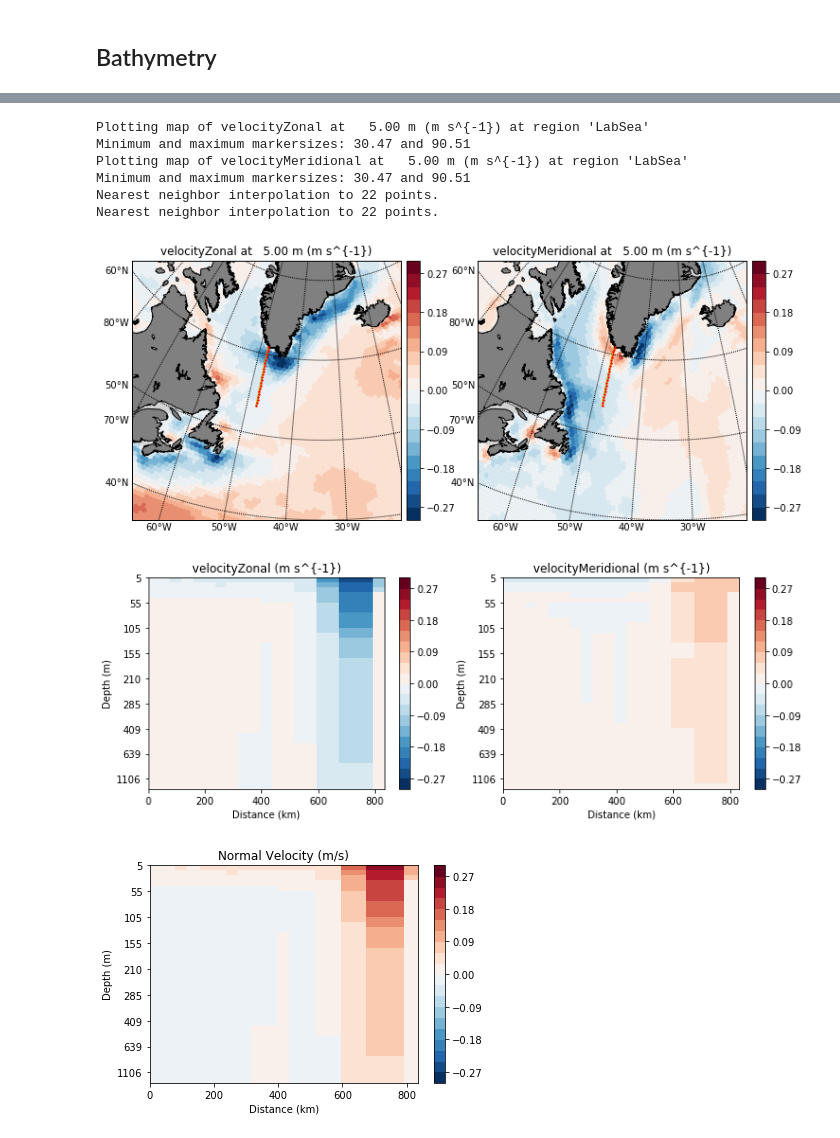
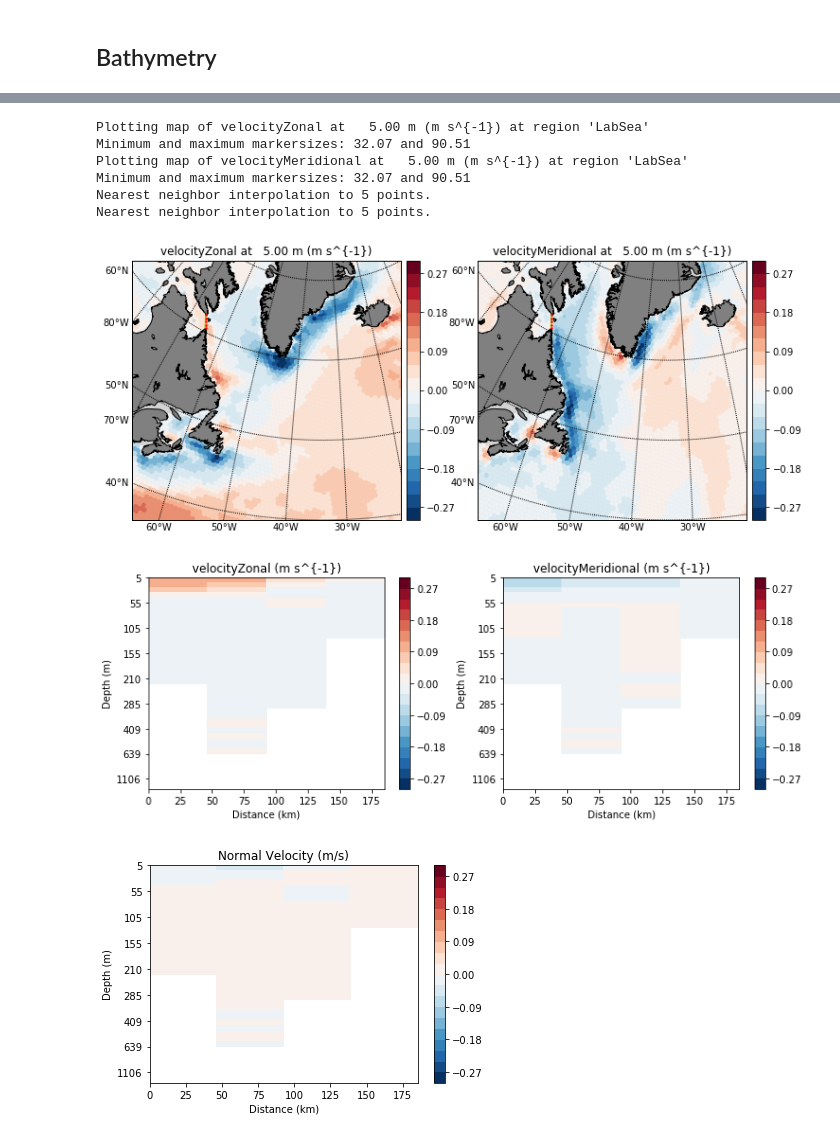
Before and after one commit to qingli411/mpasanalysis, a Jupyter notebook: plot_LabSea_climo_cross_section_vector.ipynb, the cells around one changed output, grey strips where cells are left out. Drawn from its saved outputs; the diff is of its cells as text; code cells hidden in the pictures.

```diff
--- a/plot_LabSea_climo_cross_section_vector.ipynb
+++ b/plot_LabSea_climo_cross_section_vector.ipynb
@@ -39,14 +39,19 @@ s1_e_lat = 50
 s1_e_lon = 320
 # cross section 2 (WOCE AR7W)
 s2_s_lat = 53.5
-s2_s_lon = 304.5
+s2_s_lon = 304
 s2_e_lat = 61
 s2_e_lon = 312
-# cross section 3
-s3_s_lat = 66
-s3_s_lon = 298
+# cross section 3 (Davis strait)
+s3_s_lat = 66.5
+s3_s_lon = 298.5
 s3_e_lat = 67
 s3_e_lon = 306
+# cross section 4 (Hudson strait)
+s4_s_lat = 60.4
+s4_s_lon = 295.2
+s4_e_lat = 61.9
+s4_e_lon = 293.7
 # list of depths
 depth_list = [0, 100, 200, 500, 1000]
 # %%
@@ -163,11 +169,11 @@ data_y = ncvar_data_y[0,:,:]
 levels = np.linspace(-0.3, 0.3, 21)
 
 mpaso_data_x = MPASOVolume(data=data_x, lon=lon, lat=lat, depth=refMidDepth, cellarea=cellArea,
-                           layerthickness=refLayerThickness, name='velocityZonal',
-                           units=ncvar_data_x.units)
+                           layerthickness=refLayerThickness, bottomdepth=bottomDepth,
+                           name='velocityZonal', units=ncvar_data_x.units)
 mpaso_data_y = MPASOVolume(data=data_y, lon=lon, lat=lat, depth=refMidDepth, cellarea=cellArea,
-                           layerthickness=refLayerThickness, name='velocityMeridional',
-                           units=ncvar_data_x.units)
+                           layerthickness=refLayerThickness, bottomdepth=bottomDepth,
+                           name='velocityMeridional', units=ncvar_data_x.units)
 
 test_vcsec_vector(mpaso_data_x, mpaso_data_y, s2_s_lon, s2_s_lat, s2_e_lon, s2_e_lat )
 # %% [output]
@@ -222,18 +228,18 @@ Nearest neighbor interpolation to 10 points.
 # %%
 # cross section 2 (WOCE AR7W)
-s4_s_lat = 53.5
-s4_s_lon = 312
-s4_e_lat = 61
-s4_e_lon = 312
+# s4_s_lat = 53.5
+# s4_s_lon = 312
+# s4_e_lat = 61
+# s4_e_lon = 312
 test_vcsec_vector(mpaso_data_x, mpaso_data_y, s4_s_lon, s4_s_lat, s4_e_lon, s4_e_lat, depth=1500)
 # %% [output]
 Plotting map of velocityZonal at   5.00 m (m s^{-1}) at region 'LabSea'
-Minimum and maximum markersizes: 30.47 and 90.51
+Minimum and maximum markersizes: 32.07 and 90.51
 Plotting map of velocityMeridional at   5.00 m (m s^{-1}) at region 'LabSea'
-Minimum and maximum markersizes: 30.47 and 90.51
-Nearest neighbor interpolation to 22 points.
-Nearest neighbor interpolation to 22 points.
+Minimum and maximum markersizes: 32.07 and 90.51
+Nearest neighbor interpolation to 5 points.
+Nearest neighbor interpolation to 5 points.
-[figure, old version]
+[figure, new version]
-[figure, old version]
+[figure, new version]
-[figure, old version]
+[figure, new version]
 # %%
```
Also changed, not shown: parts of 10 cells of this notebook, 17 other files.
